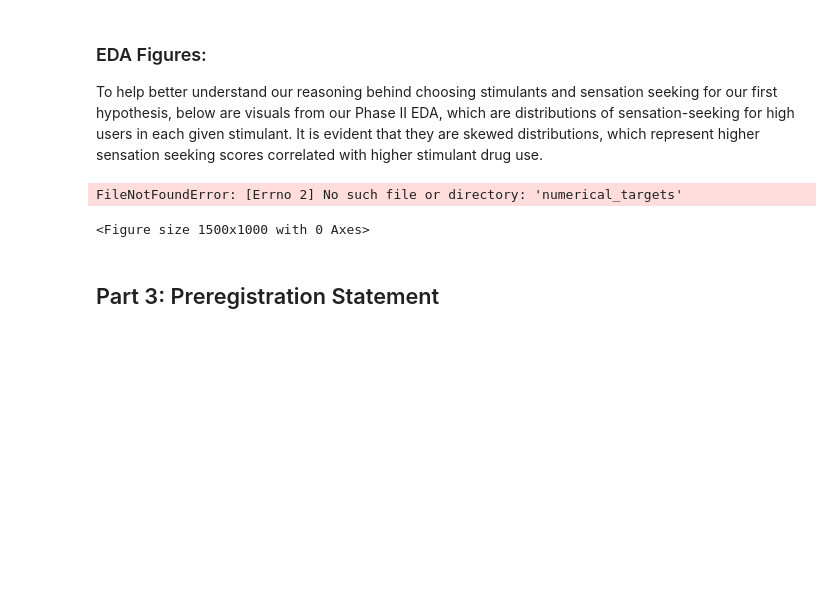
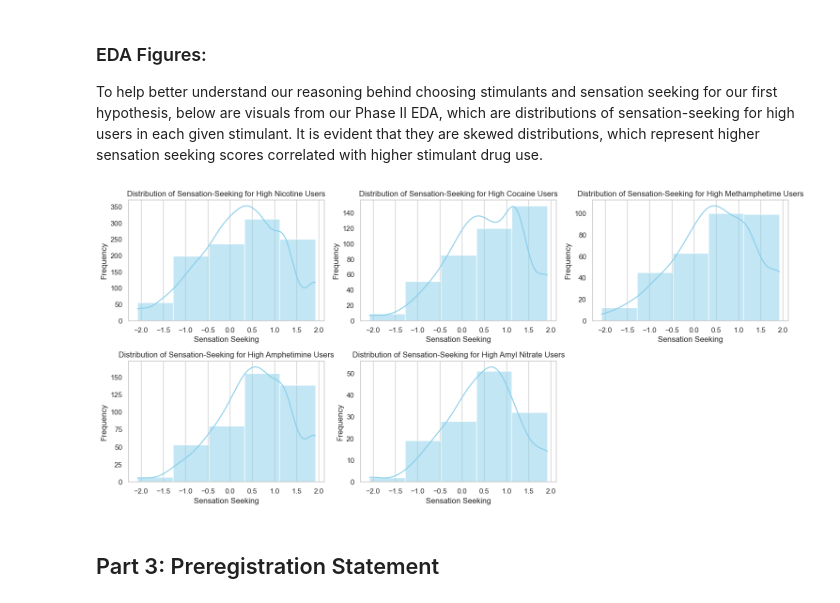
Before and after one commit to anna-nelson/Final-Project-INFO2950, a Jupyter notebook: Phase4.ipynb, the cells around one changed output. Saved outputs shown, nothing was run; the diff lists cells and outputs as text; code cells hidden in the pictures; blank space fills up the shorter version.

```diff
--- a/Phase4.ipynb
+++ b/Phase4.ipynb
@@ -53,22 +53,12 @@ To help better understand our reasoning behind choosing stimulants and sensation
 # %%
 sns.set(style="whitegrid")
 plt.figure(figsize=(15, 10))
-
-drug_targets = pd.read_csv("numerical_targets")
-data_combined = pd.concat([drug_consumption.data.features,
-                           drug_targets], axis=1)
-
-converted_targets = drug_consumption.data.targets.copy()
-for column in drug_consumption.data.targets.columns:
-    for index in range(len(drug_consumption.data.targets)):
-        converted_targets.loc[index, column] = int(
-            drug_consumption.data.targets.loc[index, column][2])
-drug_consumption.data.targets = converted_targets
+data_combined = pd.read_csv("numerical_targets.csv")
 
 #nicotine
 high_nicotine_users = data_combined[data_combined['nicotine'].isin([3,4,5,6])]
 plt.subplot(3, 3, 1)
-sns.histplot(high_nicotine_users['ss'], bins=5, kde=True,
+sns.histplot(high_nicotine_users['sensation-seeking'], bins=5, kde=True,
              color='skyblue')
 plt.title("Distribution of Sensation-Seeking for High Nicotine Users")
 plt.xlabel("Sensation Seeking")
@@ -78,7 +68,7 @@ plt.grid(axis='y')
 #cocaine
 high_cocaine_users = data_combined[data_combined['coke'].isin([3,4,5,6])]
 plt.subplot(3, 3, 2)
-sns.histplot(high_cocaine_users['ss'], bins=5, kde=True,
+sns.histplot(high_cocaine_users['sensation-seeking'], bins=5, kde=True,
              color='skyblue')
 plt.title("Distribution of Sensation-Seeking for High Cocaine Users")
 plt.xlabel("Sensation Seeking")
@@ -88,38 +78,37 @@ plt.grid(axis='y')
 #methamphetime
 high_methamphetime_users = data_combined[data_combined['meth'].isin([3,4,5,6])]
 plt.subplot(3, 3, 3)
-sns.histplot(high_methamphetime_users['ss'], bins=5, kde=True,
+sns.histplot(high_methamphetime_users['sensation-seeking'], bins=5, kde=True,
              color='skyblue')
 plt.title("Distribution of Sensation-Seeking for High Methamphetime Users")
 plt.xlabel("Sensation Seeking")
 plt.ylabel("Frequency")
 plt.grid(axis='y')
 
 #amphetimine
 high_amphetimine_users = data_combined[data_combined['amphet'].isin([3,4,5,6])]
 plt.subplot(3, 3, 4)
-sns.histplot(high_amphetimine_users['ss'], bins=5, kde=True,
+sns.histplot(high_amphetimine_users['sensation-seeking'], bins=5, kde=True,
              color='skyblue')
 plt.title("Distribution of Sensation-Seeking for High Amphetimine Users")
 plt.xlabel("Sensation Seeking")
 plt.ylabel("Frequency")
 plt.grid(axis='y')
 
 #amyl nitrate
 high_amyl_users = data_combined[data_combined['amyl'].isin([3,4,5,6])]
 plt.subplot(3, 3, 5)
-sns.histplot(high_amyl_users['ss'], bins=5, kde=True,
+sns.histplot(high_amyl_users['sensation-seeking'], bins=5, kde=True,
              color='skyblue')
 plt.title("Distribution of Sensation-Seeking for High Amyl Nitrate Users")
 plt.xlabel("Sensation Seeking")
 plt.ylabel("Frequency")
 plt.grid(axis='y')
 
 plt.tight_layout()
 plt.show()
 # %% [output]
-FileNotFoundError: [Errno 2] No such file or directory: 'numerical_targets'
-<Figure size 1500x1000 with 0 Axes>
+[figure, added]
 # %% [markdown]
 ## Part 3: Preregistration Statement
 # %% [markdown]
```
Also changed, not shown: parts of 7 cells of this notebook, 1 other file.
